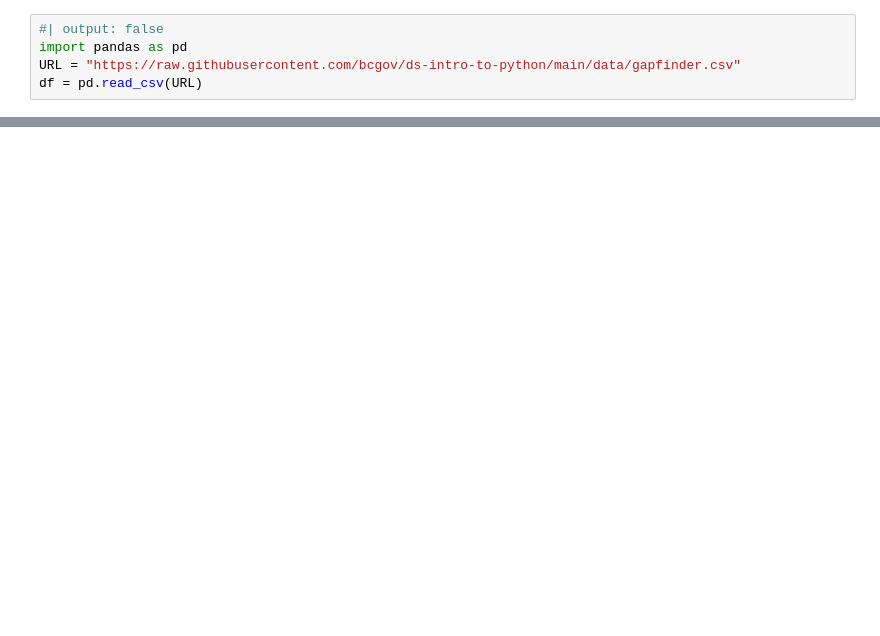
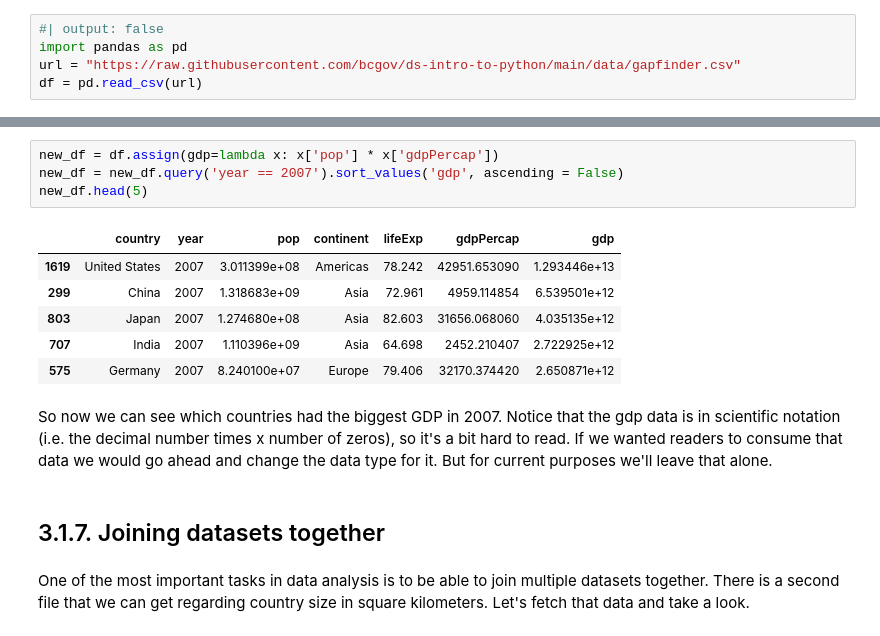
Before and after one commit to bcgov/ds-intro-to-python, a Jupyter notebook: course-content/31_exploring_data_structures.ipynb, the cells around one changed output, grey strips where cells are left out. Drawn from its saved outputs; the diff is of its cells as text; blank space fills up the shorter version.

```diff
--- a/course-content/31_exploring_data_structures.ipynb
+++ b/course-content/31_exploring_data_structures.ipynb
@@ -27,7 +23,7 @@ The first dataset we'll look at is one that looks at data for countries around t
 # %%
 #| output: false
 import pandas as pd
-URL = "https://raw.githubusercontent.com/bcgov/ds-intro-to-python/main/data/gapfinder.csv"
-df = pd.read_csv(URL)
+url = "https://raw.githubusercontent.com/bcgov/ds-intro-to-python/main/data/gapfinder.csv"
+df = pd.read_csv(url)
 # %% [markdown]
 It's usually a good idea right away to take a quick look at the data to make sure what we have read in makes sense. So let's do that using some pandas methods that we covered earlier.
@@ -56,0 +249,17 @@ So this data is looking good. There are 1704 rows of data and 6 columns or varia
+# %%
+new_df = df.assign(gdp=lambda x: x['pop'] * x['gdpPercap'])
+new_df = new_df.query('year == 2007').sort_values('gdp', ascending = False)
+new_df.head(5)
+# %% [output]
+|  | country | year | pop | continent | lifeExp | gdpPercap | gdp |
+| 1619 | United States | 2007 | 3.011399e+08 | Americas | 78.242 | 42951.653090 | 1.293446e+13 |
+| 299 | China | 2007 | 1.318683e+09 | Asia | 72.961 | 4959.114854 | 6.539501e+12 |
+| 803 | Japan | 2007 | 1.274680e+08 | Asia | 82.603 | 31656.068060 | 4.035135e+12 |
+| 707 | India | 2007 | 1.110396e+09 | Asia | 64.698 | 2452.210407 | 2.722925e+12 |
+| 575 | Germany | 2007 | 8.240100e+07 | Europe | 79.406 | 32170.374420 | 2.650871e+12 |
+# %% [markdown]
+So now we can see which countries had the biggest GDP in 2007. Notice that the gdp data is in scientific notation (i.e. the decimal number times x number of zeros), so it's a bit hard to read. If we wanted readers to consume that data we would go ahead and change the data type for it. But for current purposes we'll leave that alone.
+# %% [markdown]
+## 3.1.7. Joining datasets together
+# %% [markdown]
+One of the most important tasks in data analysis is to be able to join multiple datasets together. There is a second file that we can get regarding country size in square kilometers.  Let's fetch that data and take a look.
```
Also changed, not shown: parts of 44 cells of this notebook, 2 other files.
